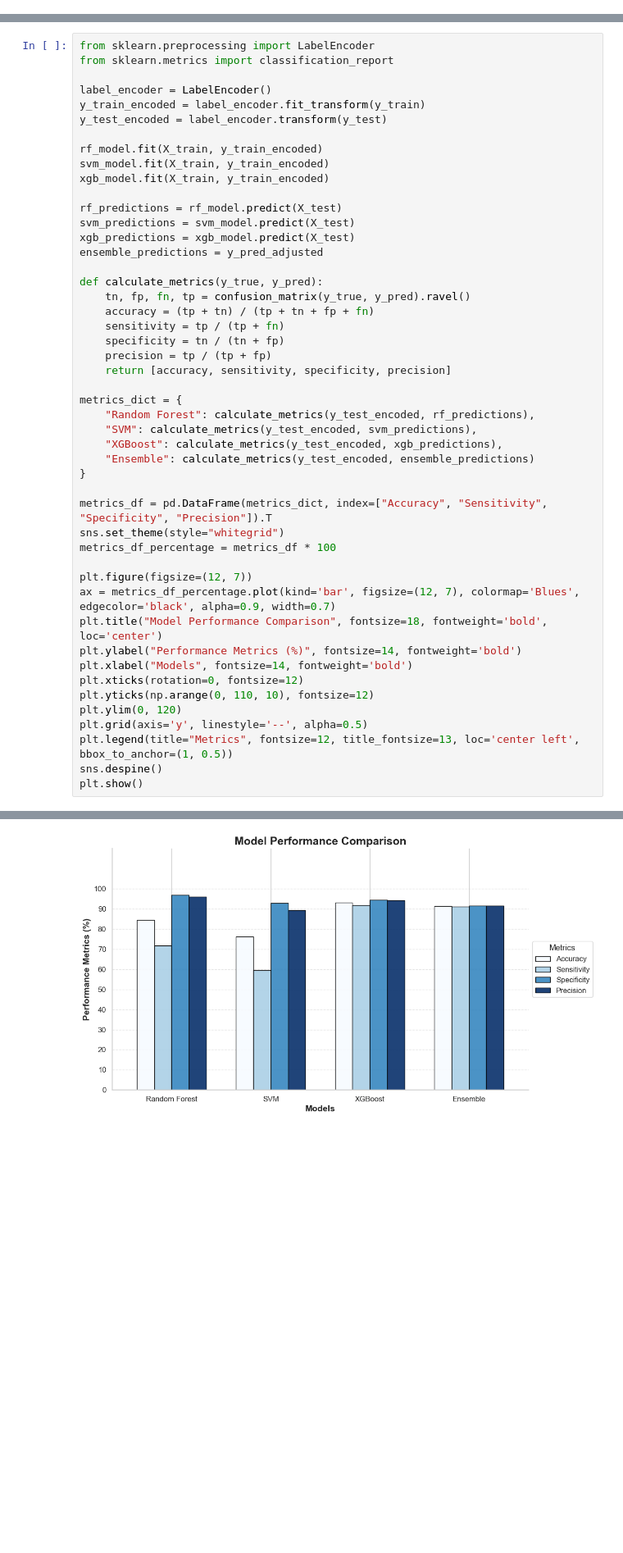
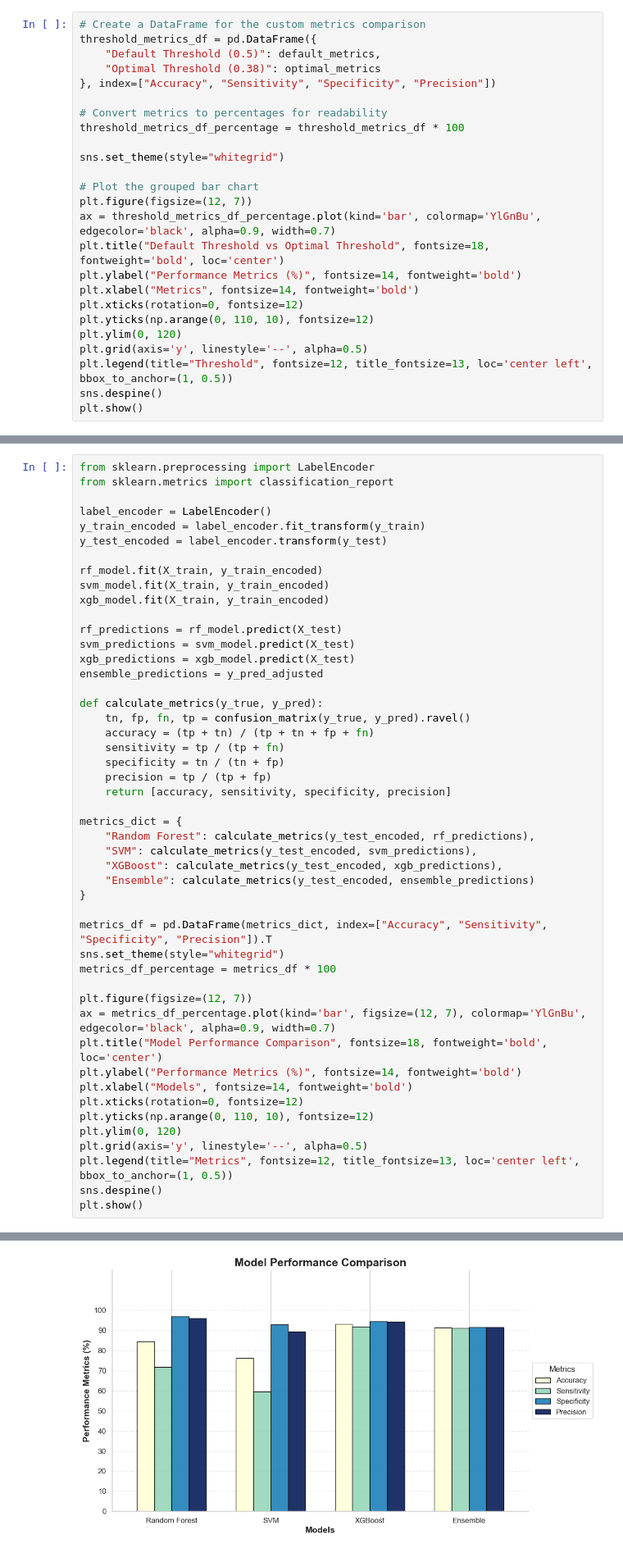
Before and after one commit to rohitprofc/malicious-app-detector, a Jupyter notebook: code.ipynb, the cells around one changed output, grey strips where cells are left out. Shown at 82% size. Saved outputs shown, nothing was run; the diff lists cells and outputs as text; blank space fills up the shorter version.

Commit message:
changed chart color

```diff
--- a/code.ipynb
+++ b/code.ipynb
@@ -413,0 +410,25 @@ Optimal Threshold: Accuracy: 0.91, Sensitivity: 0.91, Specificity: 0.92, Precisi
+# %%
+# Create a DataFrame for the custom metrics comparison
+threshold_metrics_df = pd.DataFrame({
+    "Default Threshold (0.5)": default_metrics,
+    "Optimal Threshold (0.38)": optimal_metrics
+}, index=["Accuracy", "Sensitivity", "Specificity", "Precision"])
+
+# Convert metrics to percentages for readability
+threshold_metrics_df_percentage = threshold_metrics_df * 100
+
+sns.set_theme(style="whitegrid")
+
+# Plot the grouped bar chart
+plt.figure(figsize=(12, 7))
+ax = threshold_metrics_df_percentage.plot(kind='bar', colormap='YlGnBu', edgecolor='black', alpha=0.9, width=0.7)
+plt.title("Default Threshold vs Optimal Threshold", fontsize=18, fontweight='bold', loc='center')
+plt.ylabel("Performance Metrics (%)", fontsize=14, fontweight='bold')
+plt.xlabel("Metrics", fontsize=14, fontweight='bold')
+plt.xticks(rotation=0, fontsize=12)
+plt.yticks(np.arange(0, 110, 10), fontsize=12)
+plt.ylim(0, 120)
+plt.grid(axis='y', linestyle='--', alpha=0.5)
+plt.legend(title="Threshold", fontsize=12, title_fontsize=13, loc='center left',  bbox_to_anchor=(1, 0.5))
+sns.despine()
+plt.show()
@@ -484,32 +508,32 @@ def calculate_metrics(y_true, y_pred):
     accuracy = (tp + tn) / (tp + tn + fp + fn)
     sensitivity = tp / (tp + fn)
     specificity = tn / (tn + fp)
     precision = tp / (tp + fp)
     return [accuracy, sensitivity, specificity, precision]
 
 metrics_dict = {
     "Random Forest": calculate_metrics(y_test_encoded, rf_predictions),
     "SVM": calculate_metrics(y_test_encoded, svm_predictions),
     "XGBoost": calculate_metrics(y_test_encoded, xgb_predictions),
     "Ensemble": calculate_metrics(y_test_encoded, ensemble_predictions)
 }
 
 metrics_df = pd.DataFrame(metrics_dict, index=["Accuracy", "Sensitivity", "Specificity", "Precision"]).T
 sns.set_theme(style="whitegrid")
 metrics_df_percentage = metrics_df * 100
 
 plt.figure(figsize=(12, 7))
-ax = metrics_df_percentage.plot(kind='bar', figsize=(12, 7), colormap='Blues', edgecolor='black', alpha=0.9, width=0.7)
+ax = metrics_df_percentage.plot(kind='bar', figsize=(12, 7), colormap='YlGnBu', edgecolor='black', alpha=0.9, width=0.7)
 plt.title("Model Performance Comparison", fontsize=18, fontweight='bold', loc='center')
 plt.ylabel("Performance Metrics (%)", fontsize=14, fontweight='bold')
 plt.xlabel("Models", fontsize=14, fontweight='bold')
 plt.xticks(rotation=0, fontsize=12)
 plt.yticks(np.arange(0, 110, 10), fontsize=12)
 plt.ylim(0, 120)
 plt.grid(axis='y', linestyle='--', alpha=0.5)
 plt.legend(title="Metrics", fontsize=12, title_fontsize=13, loc='center left', bbox_to_anchor=(1, 0.5))
 sns.despine()
 plt.show()
 # %% [output]
 <Figure size 1200x700 with 0 Axes>
-[figure, old version]
+[figure, new version]
```
Also changed, not shown: parts of 5 cells of this notebook.
